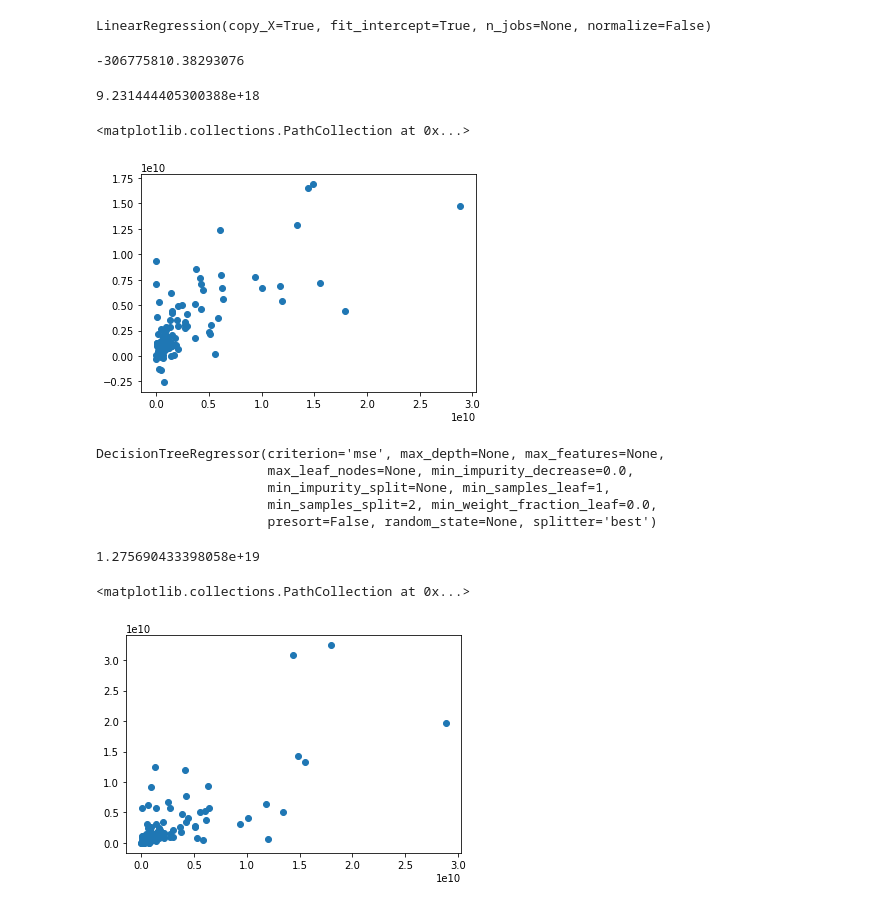
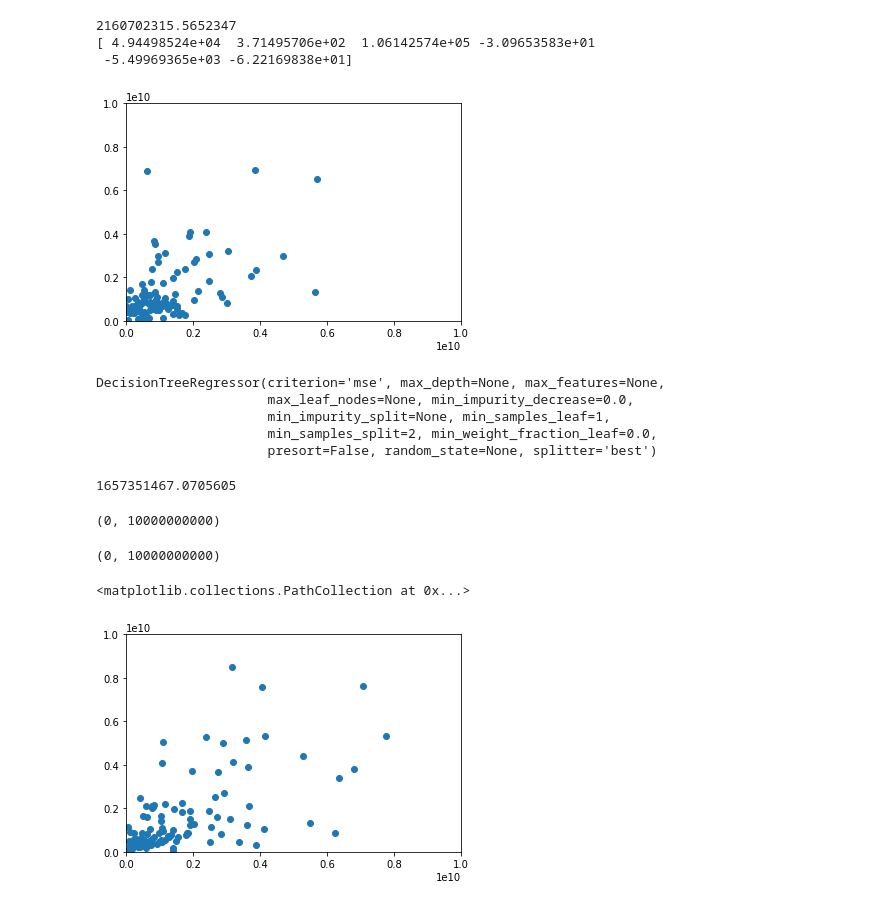
Before and after one commit to ak353/DataMining, a Jupyter notebook: Analysis.ipynb, the cells around one changed output. Cells and saved outputs as stored; diff of their text form; code cells hidden in the pictures.

```diff
--- a/Analysis.ipynb
+++ b/Analysis.ipynb
@@ -8,5 +8,13 @@ for nm in names[1:]:
     data[nm] = data[nm].apply(lambda x: x.replace(',','') if isinstance(x, str) else x)
     data[nm] = data[nm].apply(lambda x: round(float(x)) if isinstance(x, str) else x)
     data[nm] = data[nm].apply(lambda x: int(x))
+
+data['avg_views'] = data.apply(lambda row: row.views // row.uploads, axis=1)
+
+data['size'] = pd.cut(data.views, 4, labels=[1, 2, 3, 4])
+
+reorder=['username', 'views', 'avg_views', 'size', 'uploads', 'subs', 'instafollowers',
+         'instaposts', 'twitfollowers', 'tweets', 'instafollowing', 'twitlikes']
+data = data[reorder]
 # %%
 from matplotlib import pyplot as plt
@@ -23,30 +43,31 @@ plt.show();
 # %%
 from sklearn.linear_model import LinearRegression
 from sklearn.model_selection import train_test_split
 from sklearn import metrics
+import numpy as np
 
-reorder=['username', 'views', 'uploads', 'subs', 'instafollowers',
-       'instafollowing', 'instaposts', 'twitfollowers', 'tweets', 'twitlikes']
-data = data[reorder]
-X = data.iloc[:, 2:].values
-Y = data.iloc[:, 1].values
+X = data[['uploads', 'subs', 'instaposts', 'instafollowers', 'tweets', 'twitfollowers']].values
+Y = np.ravel(data[['views']])
 
-train_X, test_X, train_Y, test_Y = train_test_split(X, Y, test_size=0.3)
+train_X, test_X, train_Y, test_Y = train_test_split(X, Y, test_size=0.1)
 
 linreg = LinearRegression()
 linreg.fit(train_X, train_Y)
 
 linreg_pred = linreg.predict(test_X)
-metrics.mean_squared_error(test_Y, linreg_pred)
+print(np.sqrt(metrics.mean_squared_error(test_Y, linreg_pred)))
 
+print(linreg.coef_)
+
+_ = plt.xlim(0, 10000000000)
+_ = plt.ylim(0, 10000000000)
 plt.scatter(test_Y, linreg_pred)
-plt.show()
+plt.show();
 # %% [output]
-LinearRegression(copy_X=True, fit_intercept=True, n_jobs=None, normalize=False)
+2160702315.5652347
+[ 4.94498524e+04  3.71495706e+02  1.06142574e+05 -3.09653583e+01
+ -5.49969365e+03 -6.22169838e+01]
--306775810.38293076
-9.231444405300388e+18
-<matplotlib.collections.PathCollection at 0x...>
-[figure, old version]
+[figure, new version]
 # %%
 from sklearn import tree
 
@@ -54,8 +75,11 @@ dectree = tree.DecisionTreeRegressor()
 dectree.fit(train_X, train_Y)
 
 dectree_pred = dectree.predict(test_X)
-metrics.mean_squared_error(test_Y, dectree_pred)
+np.sqrt(metrics.mean_squared_error(test_Y, dectree_pred))
 
+
+plt.xlim(0, 10000000000)
+plt.ylim(0, 10000000000)
 plt.scatter(test_Y, dectree_pred)
 plt.show()
 # %% [output]
@@ -64,6 +88,8 @@ DecisionTreeRegressor(criterion='mse', max_depth=None, max_features=None,
                       min_impurity_split=None, min_samples_leaf=1,
                       min_samples_split=2, min_weight_fraction_leaf=0.0,
                       presort=False, random_state=None, splitter='best')
-1.275690433398058e+19
+1657351467.0705605
-<matplotlib.collections.PathCollection at 0x...>
+(0, 10000000000)
+(0, 10000000000)
+<matplotlib.collections.PathCollection at 0x...>
-[figure, old version]
+[figure, new version]
```
Also changed, not shown: parts of 6 cells of this notebook.
